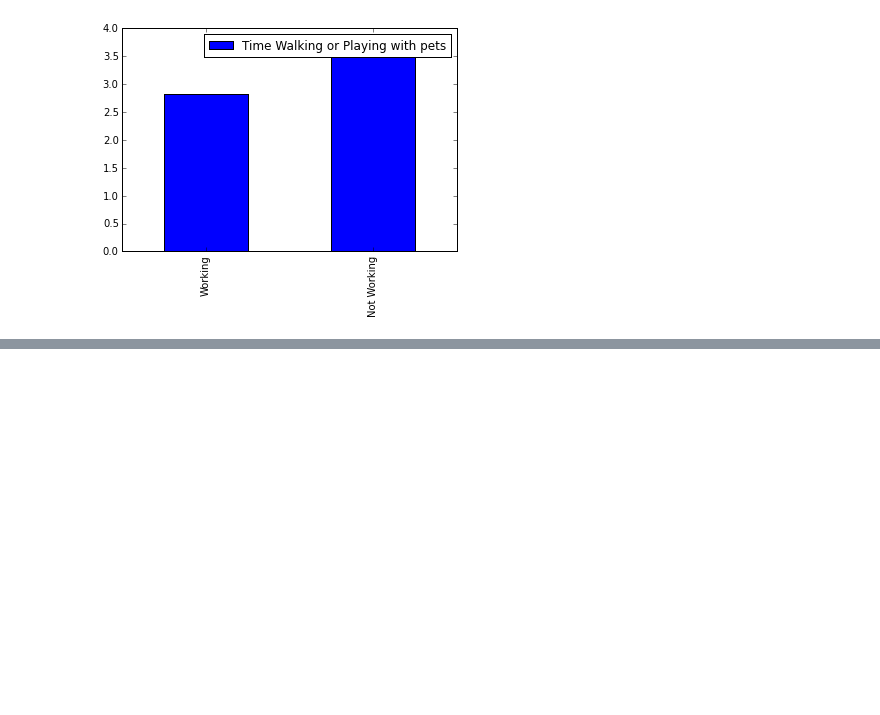
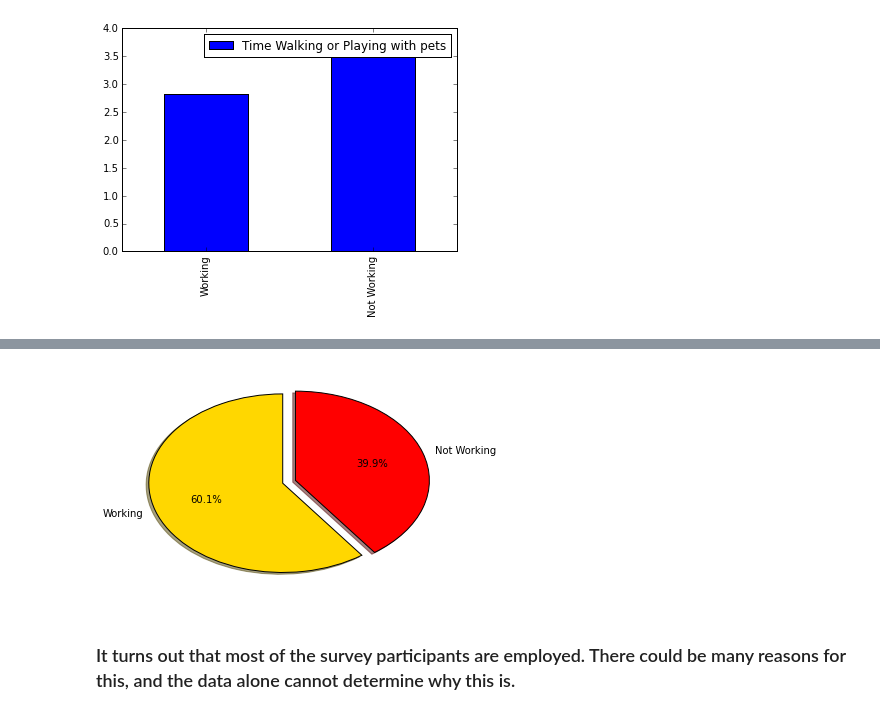
Before and after one commit to rryanburton/atus-analysis, a Jupyter notebook: ATUS_survey.ipynb, the cells around one changed output, grey strips where cells are left out. Saved outputs shown, nothing was run; the diff lists cells and outputs as text; code cells hidden in the pictures; blank space fills up the shorter version.

```diff
--- a/ATUS_survey.ipynb
+++ b/ATUS_survey.ipynb
@@ -107,0 +130,14 @@ both_petwalking.plot(kind = 'bar')
+# %%
+explode= (0, .1)
+colors = ['gold', 'red']
+labels = working_ornot
+plt.pie(working_ornot, explode= explode,
+        labels =working_ornot.index,
+       shadow = True, startangle=90,
+       colors = colors, autopct = '%1.1f%%'
+       )
+plt.show()
+# %% [output]
+[figure, added]
+# %% [markdown]
+### It turns out that most of the survey participants are employed. There could be many reasons for this, and the data alone cannot determine why this is.
```
Also changed, not shown: parts of 7 cells of this notebook.
